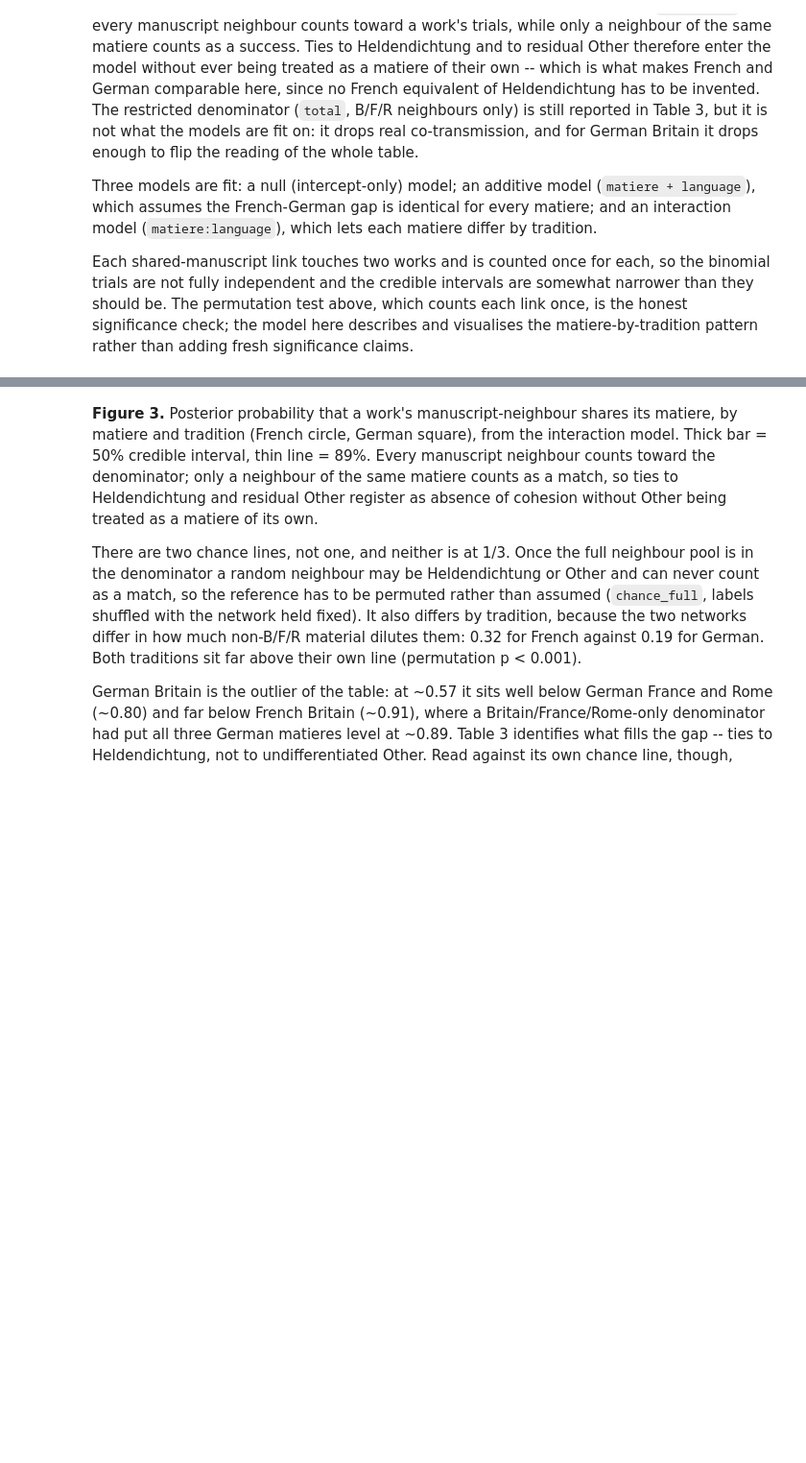
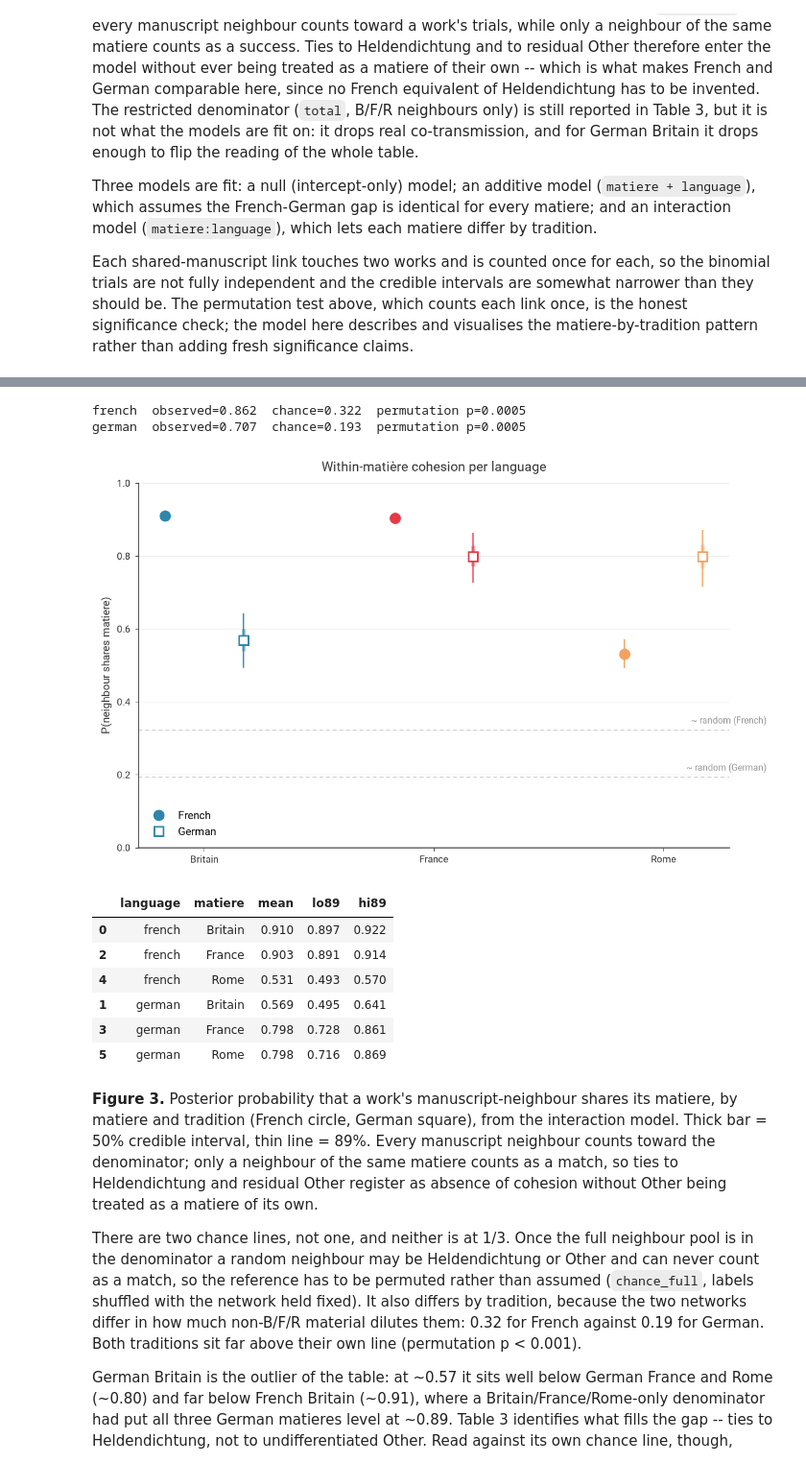
Before and after one commit to mikekestemont/mitueberlierung, a Jupyter notebook: 01-networks.ipynb, the cells around one changed output, grey strips where cells are left out. Shown at 96% size. Drawn from its saved outputs; the diff is of its cells as text; code cells hidden in the pictures; blank space fills up the shorter version.

```diff
--- a/01-networks.ipynb
+++ b/01-networks.ipynb
@@ -850,6 +985,7 @@ for l, d in chance.items():
 
 LANG_STYLE = {"french": dict(marker="o", fillstyle="full"), "german": dict(marker="s", fillstyle="none")}
 
+ensure_roboto()
 fig, ax = plt.subplots(figsize=(8, 5))
 for j, mat in enumerate(MAT_ORDER):
     col = MAT_COLORS[mat]
@@ -857,35 +993,47 @@ for j, mat in enumerate(MAT_ORDER):
         r = pred[(pred.matiere == mat) & (pred.language == lang)]
         if r.empty:
             continue
         r = r.iloc[0]; x = j + (k - 0.5) * 0.34
         lstyle = LANG_STYLE[lang]
         ax.plot([x, x], [r.lo89, r.hi89], color=col, lw=1.0, zorder=2)
         ax.plot([x, x], [r.lo50, r.hi50], color=col, lw=3.2, alpha=0.45, solid_capstyle="butt", zorder=2)
         ax.plot(x, r["mean"], marker=lstyle["marker"], color=col,
                 markerfacecolor=col if lstyle["fillstyle"] == "full" else "white",
                 markeredgecolor=col, markeredgewidth=1.4, ms=8, zorder=3,
                 linestyle="none", label=lang.capitalize() if j == 0 else "")
 
 # One chance line per tradition: with every neighbour in the denominator the reference
 # is no longer 1/3, and the two networks differ in how much non-B/F/R material dilutes it.
 for lang in LANGS:
     c = chance[lang]["chance"]
     ax.axhline(c, color="#B0B0B0", lw=0.8, ls=(0, (4, 3)), alpha=0.7, zorder=1)
-    ax.text(len(MAT_ORDER) - 0.55, c + 0.012, f"~ random ({lang})", fontsize=7.5,
+    ax.text(len(MAT_ORDER) - 0.55, c + 0.012, f"~ random ({lang.capitalize()})", fontsize=7.5,
             color="#8A8A8A", va="bottom", ha="right", alpha=0.9)
 
 ax.set_xticks(range(len(MAT_ORDER))); ax.set_xticklabels(MAT_ORDER, fontsize=9)
 ax.set_ylim(0, 1); ax.set_ylabel("P(neighbour shares matiere)", fontsize=9, color="#333333")
 style_ax(ax)
 ax.legend(frameon=False, fontsize=9, loc="lower left")
-ax.set_title("Within-matiere cohesion by tradition (posterior, full-activity denominator)",
+ax.set_title("Within-matière cohesion per language",
              fontsize=11, color="#333333", pad=10)
 plt.tight_layout()
+force_roboto(fig)
 plt.savefig("docs/figures/fig3_cohesion_posterior.png", dpi=200, bbox_inches="tight")
 plt.show()
 
 pred.assign(**{c: pred[c].round(3) for c in ("mean", "lo89", "hi89")})[
     ["language", "matiere", "mean", "lo89", "hi89"]].sort_values(["language", "matiere"])
+# %% [output]
+french  observed=0.862  chance=0.322  permutation p=0.0005
+german  observed=0.707  chance=0.193  permutation p=0.0005
+[figure, added]
+|  | language | matiere | mean | lo89 | hi89 |
+| 0 | french | Britain | 0.910 | 0.897 | 0.922 |
+| 2 | french | France | 0.903 | 0.891 | 0.914 |
+| 4 | french | Rome | 0.531 | 0.493 | 0.570 |
+| 1 | german | Britain | 0.569 | 0.495 | 0.641 |
+| 3 | german | France | 0.798 | 0.728 | 0.861 |
+| 5 | german | Rome | 0.798 | 0.716 | 0.869 |
 # %% [markdown]
 **Figure 3.** Posterior probability that a work's manuscript-neighbour shares its
 matiere, by matiere and tradition (French circle, German square), from the interaction
```
Also changed, not shown: parts of 25 cells of this notebook, 2 other files.
